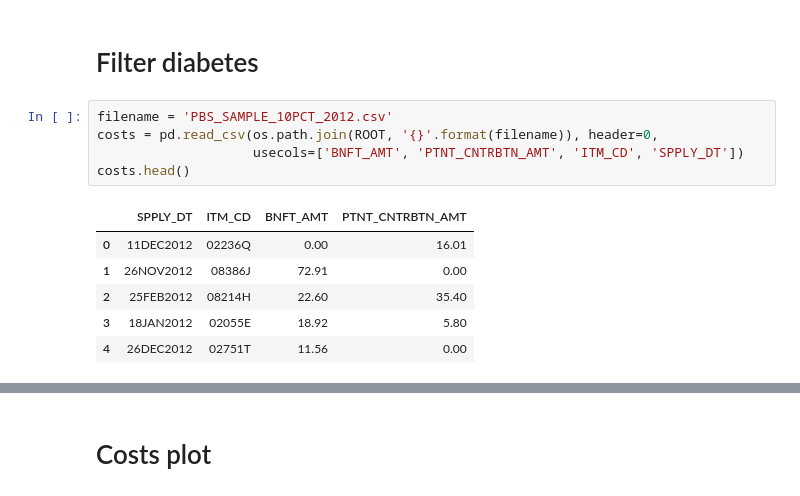
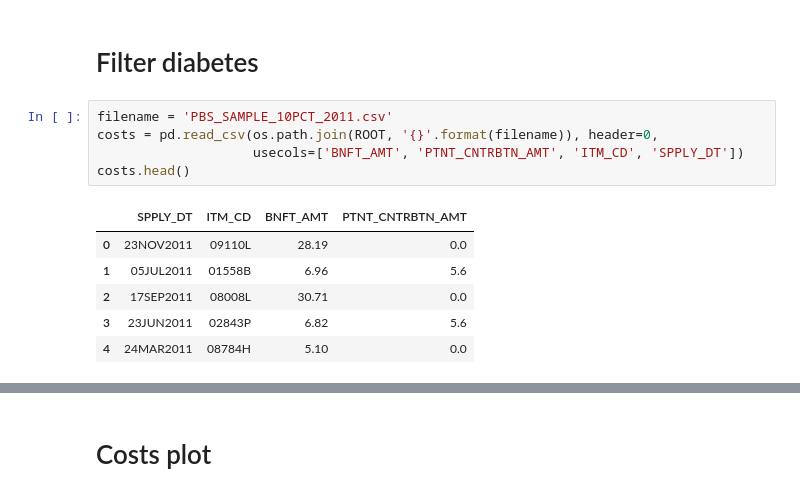
Before and after one commit to samuelefiorini/tangle, a Jupyter notebook: notebooks/test.ipynb, the cells around one changed output, grey strips where cells are left out. Saved outputs shown, nothing was run; the diff lists cells and outputs as text.

```diff
--- a/notebooks/test.ipynb
+++ b/notebooks/test.ipynb
@@ -105,14 +106,14 @@ dd_set = set(list(dd.values.ravel()))
 # %% [markdown]
 # Filter diabetes
 # %%
-filename = 'PBS_SAMPLE_10PCT_2012.csv'
+filename = 'PBS_SAMPLE_10PCT_2011.csv'
 costs = pd.read_csv(os.path.join(ROOT, '{}'.format(filename)), header=0,
                     usecols=['BNFT_AMT', 'PTNT_CNTRBTN_AMT', 'ITM_CD', 'SPPLY_DT'])
 costs.head()
 # %% [output]
 |  | SPPLY_DT | ITM_CD | BNFT_AMT | PTNT_CNTRBTN_AMT |
-| 0 | 11DEC2012 | 02236Q | 0.00 | 16.01 |
-| 1 | 26NOV2012 | 08386J | 72.91 | 0.00 |
-| 2 | 25FEB2012 | 08214H | 22.60 | 35.40 |
-| 3 | 18JAN2012 | 02055E | 18.92 | 5.80 |
-| 4 | 26DEC2012 | 02751T | 11.56 | 0.00 |
+| 0 | 23NOV2011 | 09110L | 28.19 | 0.0 |
+| 1 | 05JUL2011 | 01558B | 6.96 | 5.6 |
+| 2 | 17SEP2011 | 08008L | 30.71 | 0.0 |
+| 3 | 23JUN2011 | 02843P | 6.82 | 5.6 |
+| 4 | 24MAR2011 | 08784H | 5.10 | 0.0 |
```
Also changed, not shown: parts of 19 cells of this notebook, 1 other file.
